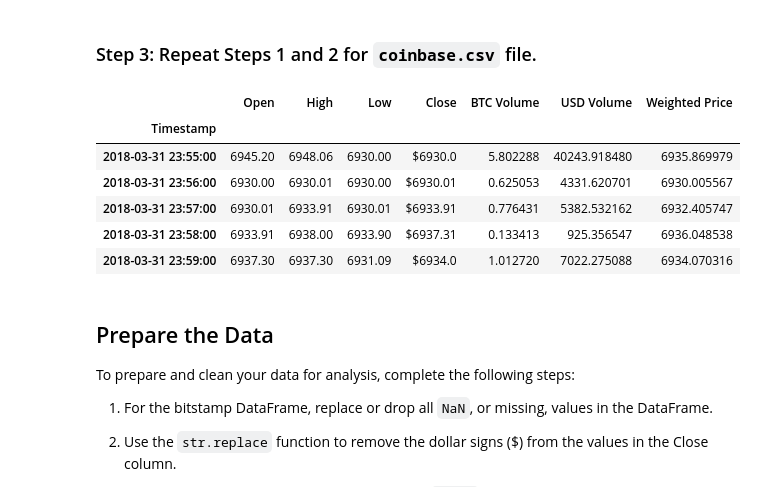
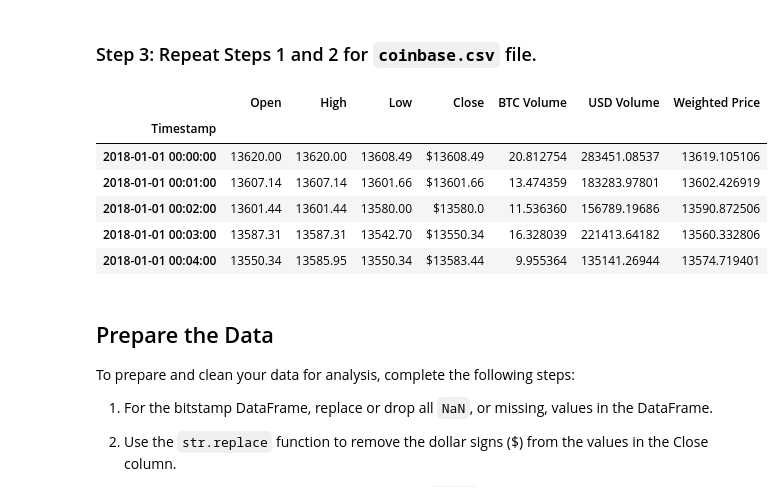
Before and after one commit to rdillens/03_Arbitrage_Opportunities, a Jupyter notebook: crypto_arbitrage.ipynb, the cells around one changed output. Drawn from its saved outputs; the diff is of its cells as text; code cells hidden in the pictures.

Commit message:
import and verify coinbase.csv

```diff
--- a/crypto_arbitrage.ipynb
+++ b/crypto_arbitrage.ipynb
@@ -59,18 +59,19 @@ display(bitstamp.head())
 # The CSV file is located in the Resources folder.
 # Set the index to the column "Timestamp"
 # Set the parse_dates and infer_datetime_format parameters
-coinbase = # YOUR CODE HERE
+csvpath = Path("Resources/coinbase.csv")
+coinbase = pd.read_csv(csvpath, index_col="Timestamp", parse_dates=True, infer_datetime_format=True)
 # %%
 # Use the head (and/or tail) function to confirm that the data was imported properly.
-# YOUR CODE HERE
+display(coinbase.head())
 # %% [output]
 |  | Open | High | Low | Close | BTC Volume | USD Volume | Weighted Price |
 | Timestamp |  |  |  |  |  |  |  |
-| 2018-03-31 23:55:00 | 6945.20 | 6948.06 | 6930.00 | $6930.0 | 5.802288 | 40243.918480 | 6935.869979 |
-| 2018-03-31 23:56:00 | 6930.00 | 6930.01 | 6930.00 | $6930.01 | 0.625053 | 4331.620701 | 6930.005567 |
-| 2018-03-31 23:57:00 | 6930.01 | 6933.91 | 6930.01 | $6933.91 | 0.776431 | 5382.532162 | 6932.405747 |
-| 2018-03-31 23:58:00 | 6933.91 | 6938.00 | 6933.90 | $6937.31 | 0.133413 | 925.356547 | 6936.048538 |
-| 2018-03-31 23:59:00 | 6937.30 | 6937.30 | 6931.09 | $6934.0 | 1.012720 | 7022.275088 | 6934.070316 |
+| 2018-01-01 00:00:00 | 13620.00 | 13620.00 | 13608.49 | $13608.49 | 20.812754 | 283451.08537 | 13619.105106 |
+| 2018-01-01 00:01:00 | 13607.14 | 13607.14 | 13601.66 | $13601.66 | 13.474359 | 183283.97801 | 13602.426919 |
+| 2018-01-01 00:02:00 | 13601.44 | 13601.44 | 13580.00 | $13580.0 | 11.536360 | 156789.19686 | 13590.872506 |
+| 2018-01-01 00:03:00 | 13587.31 | 13587.31 | 13542.70 | $13550.34 | 16.328039 | 221413.64182 | 13560.332806 |
+| 2018-01-01 00:04:00 | 13550.34 | 13585.95 | 13550.34 | $13583.44 | 9.955364 | 135141.26944 | 13574.719401 |
 # %% [markdown]
 ## Prepare the Data
 
```
